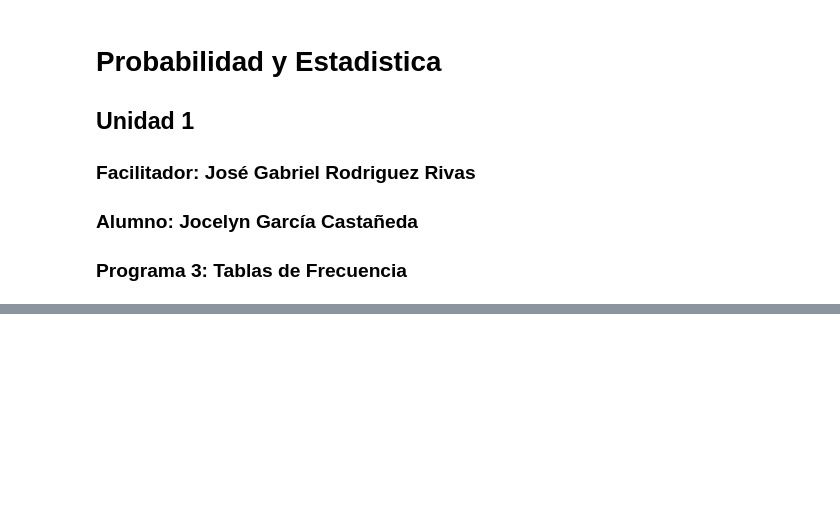
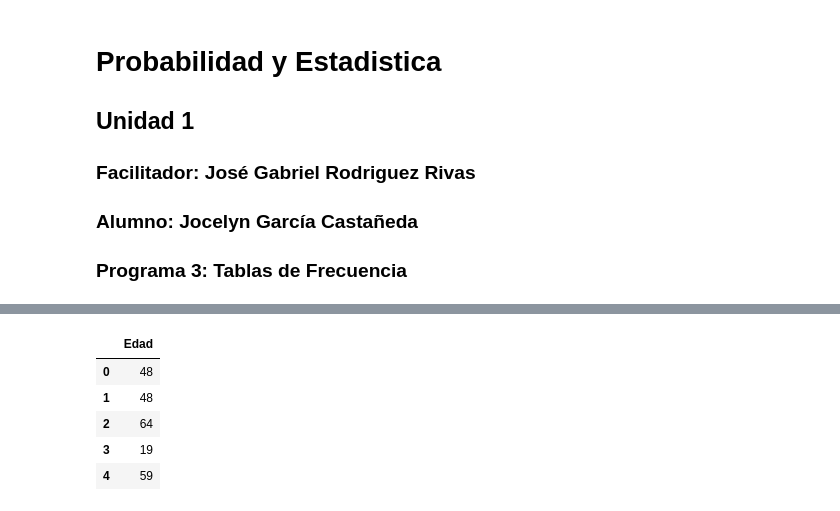
Before and after one commit to 25041032-Jocelyn/PROBABILIDAD-Y-ESTADISTICA, a Jupyter notebook: Unidad1/Practica_3.ipynb, the cells around one changed output, grey strips where cells are left out. Cells and saved outputs as stored; diff of their text form; code cells hidden in the pictures; blank space fills up the shorter version.

```diff
--- a/Unidad1/Practica_3.ipynb
+++ b/Unidad1/Practica_3.ipynb
@@ -33,0 +36,10 @@ for i in range(100):
+# %%
+df = pd.DataFrame(edades, columns = ['Edad'])
+df.head()
+# %% [output]
+|  | Edad |
+| 0 | 48 |
+| 1 | 48 |
+| 2 | 64 |
+| 3 | 19 |
+| 4 | 59 |
```
Also changed, not shown: parts of 4 cells of this notebook.
